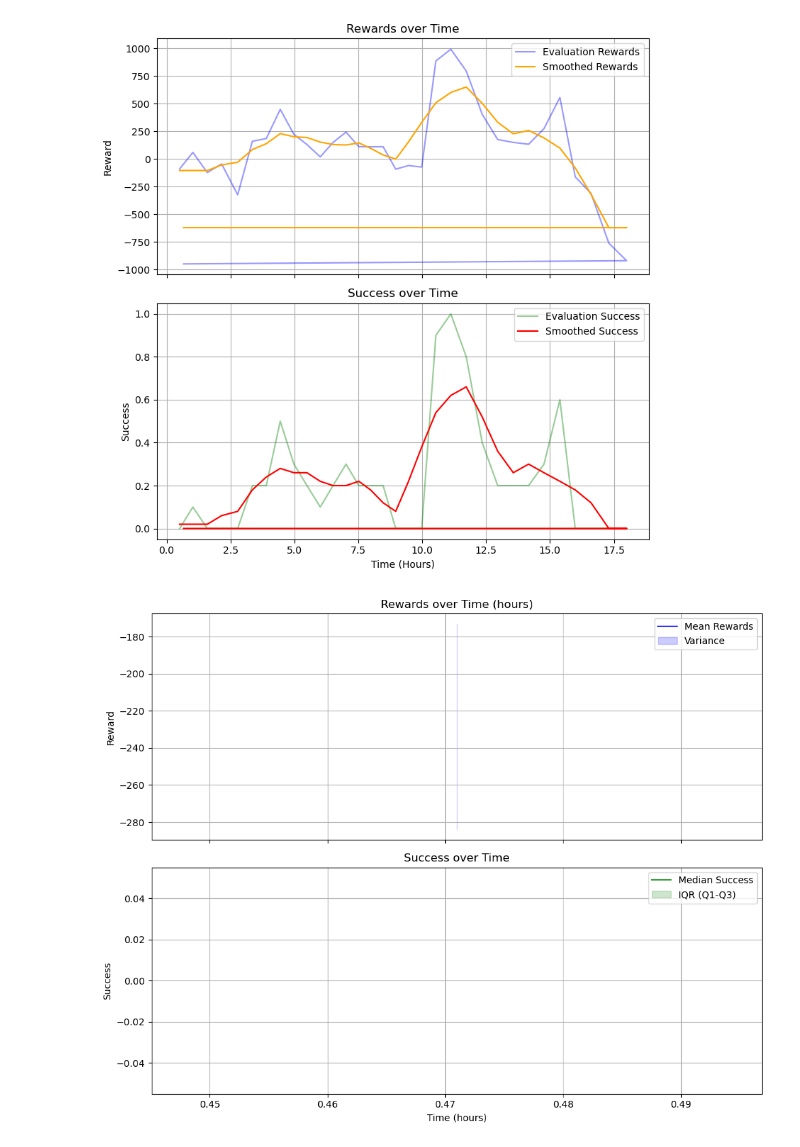
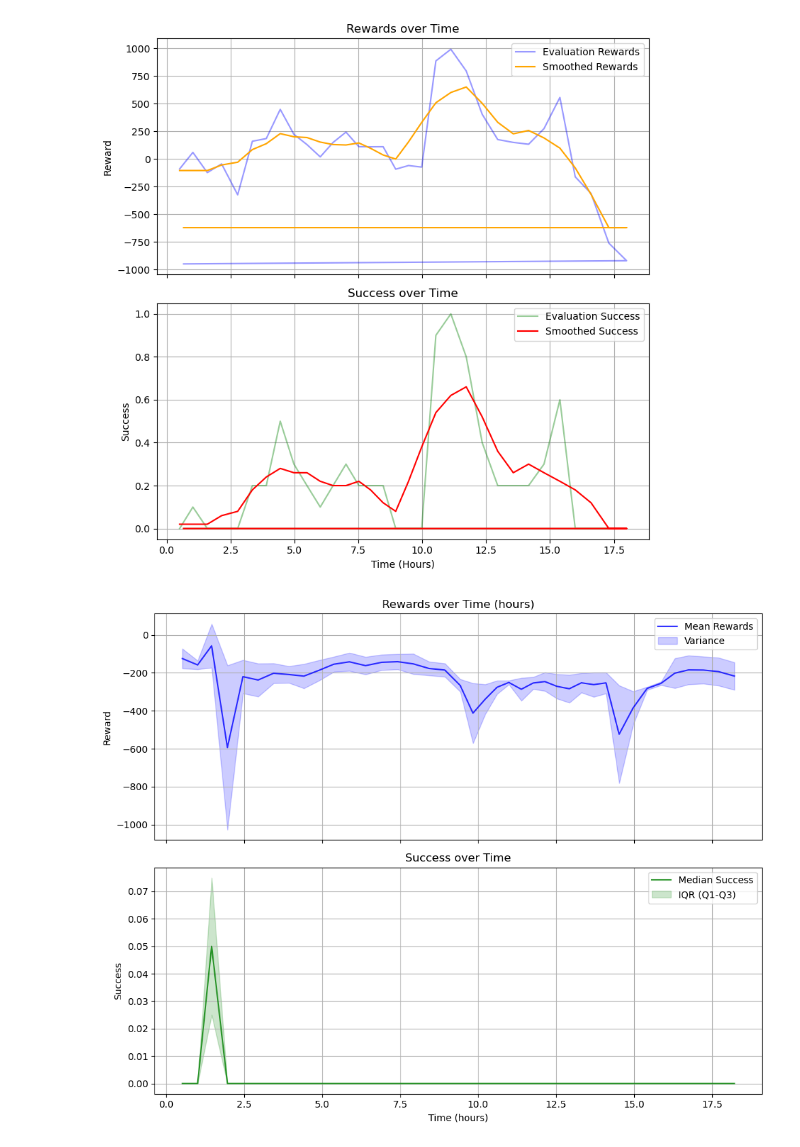
Before and after one commit to turcato-niccolo/test_turtlebot, a Jupyter notebook: results_gazebo.ipynb, the cells around one changed output. Cells and saved outputs as stored; diff of their text form; code cells hidden in the pictures.

```diff
--- a/results_gazebo.ipynb
+++ b/results_gazebo.ipynb
@@ -348,29 +348,37 @@ class DataPlotter:
 # %%
 # Example usage
 data_paths = [
     "./results/eval_TD3_64_128_0.npz",
     "./results/eval_TD3_64_128_1.npz",
     "./results/eval_TD3_64_128_2.npz",
     "./results/eval_TD3_64_128_3.npz",
     "./results/eval_TD3_64_128_4.npz"
 ]
 
 # Example usage
 data_paths = [
     "./results/eval_ExpD3_64_128_0.npz",
     "./results/eval_ExpD3_64_128_1.npz",
     "./results/eval_ExpD3_64_128_2.npz",
     "./results/eval_ExpD3_64_128_3.npz",
     "./results/eval_ExpD3_64_128_4.npz",
     "./results/eval_ExpD3_64_128_5.npz"
 ]
 
+data_paths = [
+    "./results/eval_TD3_256_256_0.npz",
+    "./results/eval_TD3_256_256_1.npz",
+    "./results/eval_TD3_256_256_2.npz",
+    "./results/eval_TD3_256_256_3.npz",
+    "./results/eval_TD3_256_256_4.npz"
+]
+
 # Create plotter instance
 plotter = DataPlotter(data_paths[:1])
 
 # Load and plot data
 
 plotter.load_data(fixed_time_limit=20)
 plotter.plot_evaluation_data(save_path='./images/evaluation_plot_ExpD3_64_128.png')
 # %% [output]
-[figure, old version]
+[figure, new version]
```
Also changed, not shown: parts of 1 cell of this notebook, 2 other files.
